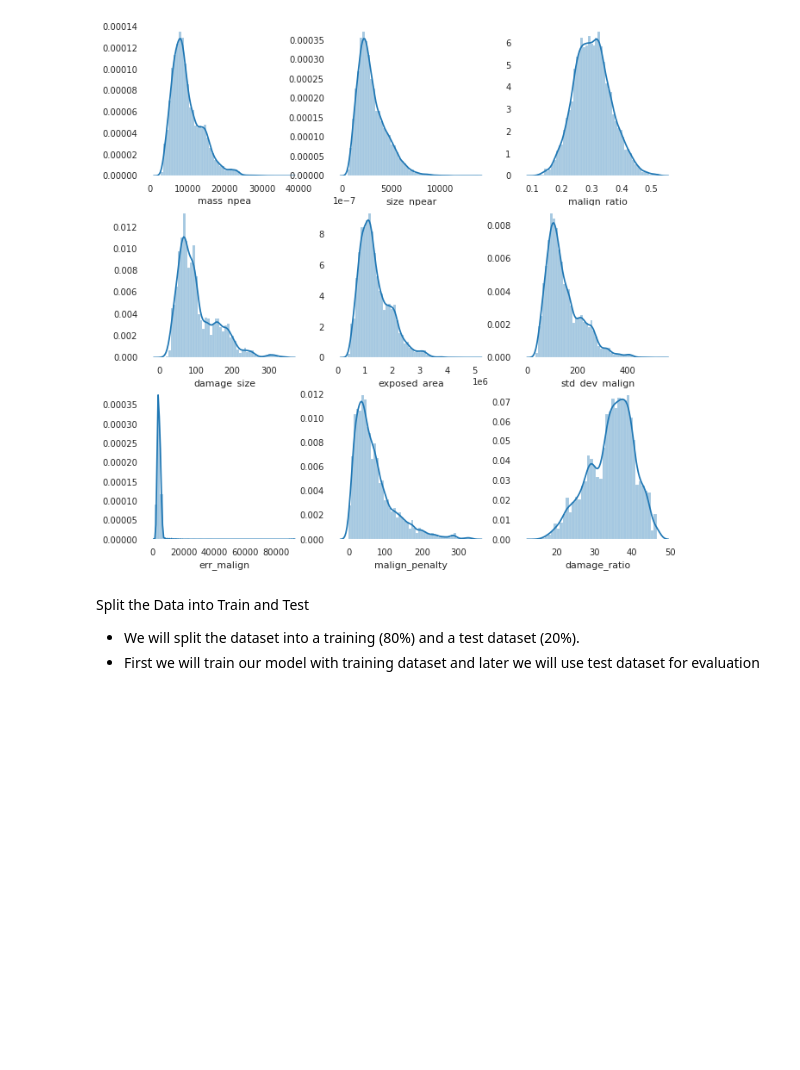
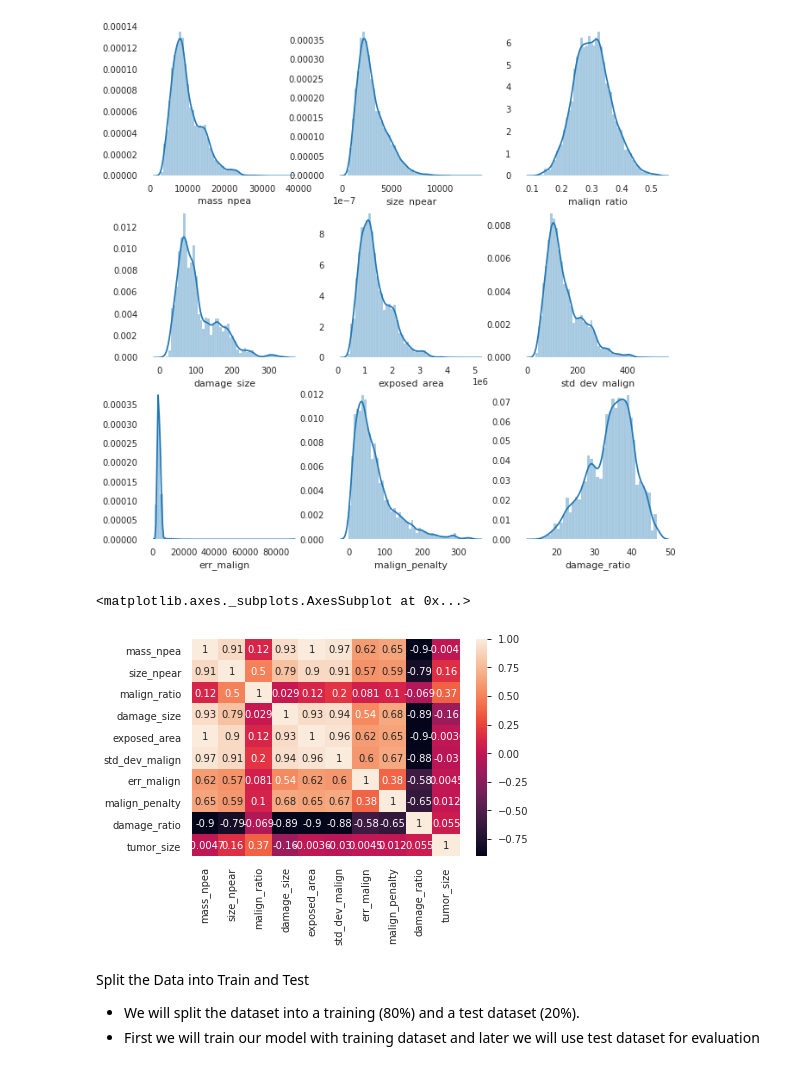
Before and after one commit to DsStudentSid/DL-Assignments, a Jupyter notebook: Melanoma_Tumor_Size.ipynb, the cells around one changed output. Saved outputs shown, nothing was run; the diff lists cells and outputs as text; code cells hidden in the pictures; blank space fills up the shorter version.

```diff
--- a/Melanoma_Tumor_Size.ipynb
+++ b/Melanoma_Tumor_Size.ipynb
@@ -171,3 +157,5 @@ df_melanoma.corr()
+# %%
+corr = df_melanoma.corr()
 # %%
 df_melanoma.describe()
 # %% [output]
@@ -209,3 +197,8 @@ sns.distplot(df_melanoma.damage_ratio)
 # %% [output]
 <matplotlib.axes._subplots.AxesSubplot at 0x...>
 [figure]
+# %%
+sns.heatmap(corr, annot=True)
+# %% [output]
+<matplotlib.axes._subplots.AxesSubplot at 0x...>
+[figure, added]
```
Also changed, not shown: parts of 2 cells of this notebook.
